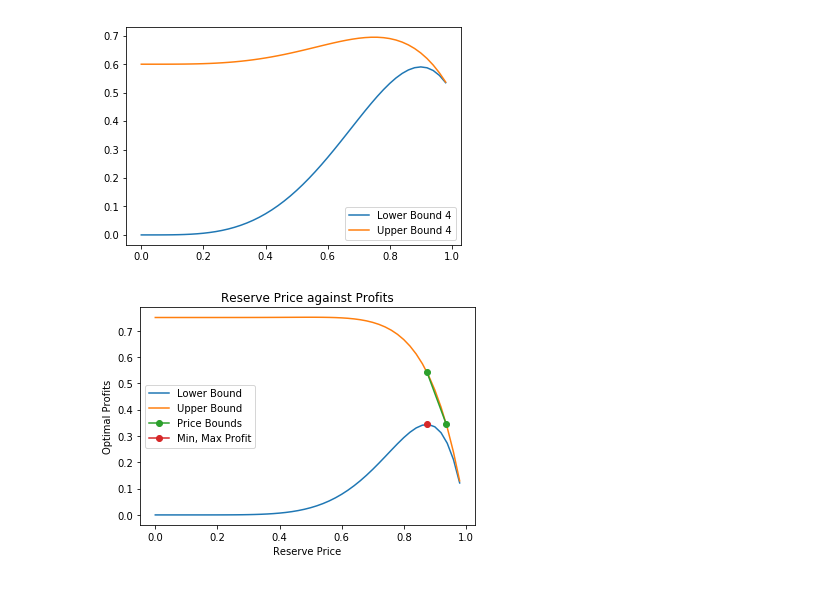
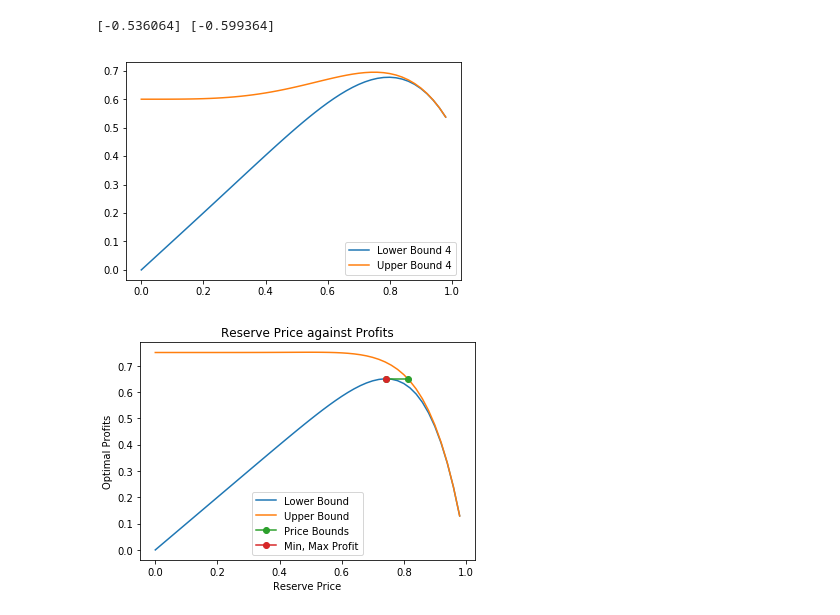
Before and after one commit to ericschulman/tx_milk_2yp, a Jupyter notebook: profits.ipynb, the cells around one changed output. Cells and saved outputs as stored; diff of their text form; code cells hidden in the pictures.

Commit message:
fixed profits

```diff
--- a/profits.ipynb
+++ b/profits.ipynb
@@ -5,3 +5,22 @@ import numpy as np
 import statsmodels.api as sm
 import matplotlib.pyplot as plt
 import scipy
+# %%
+def pi_l(p, vs, i, dist, supp):
+    """lower bound for profits"""
+    return vs*dist.cdf(p)**i + p*(1-dist.cdf(p)**i)
+
+
+def pi_u(p, vs, i, dist, supp):
+    """upper bound for profits"""
+    integrand = lambda v: i*(i-1)*(1-dist.cdf(v))*v*dist.cdf(v)**(i-2)*dist.pdf(v)
+    surplus = []
+    for q in p:
+
+        surplus.append( scipy.integrate.quad(integrand, q, supp[1])[0] )
+    baseline = vs*dist.cdf(p)**i + i*p*(1-dist.cdf(p))*dist.cdf(p)**(i-1)
+    return baseline + np.array(surplus)
+
+
+obj = lambda p: -1*pi_u(p,.2,4,scipy.stats.uniform, (0,1))
+print scipy.optimize.minimize(obj,[.2],method = 'Nelder-Mead')
@@ -8,16 +37,26 @@ import scipy
 # %%
-def pi_l(p, vs, i, dist, supp):
+#slightly different formulation of the problem
+
+def pi_l2(p, vs, i, dist, supp):
     """lower bound for profits"""
-    return vs*dist.cdf(p)**i + i*p*(1-dist.cdf(p))*dist.cdf(p)**(i-1)
+    return i*(p-vs)*(1-dist.cdf(p))*dist.cdf(p)**(i-1)
 
 
-def pi_u(p, vs, i, dist, supp):
+def pi_u2(p, vs, i, dist, supp):
     """upper bound for profits"""
     integrand = lambda v: i*(i-1)*(1-dist.cdf(v))*v*dist.cdf(v)**(i-2)*dist.pdf(v)
     surplus = []
     for q in p:
         surplus.append( scipy.integrate.quad(integrand, q, supp[1])[0] )
-    return pi_l(p, vs, i, dist, supp) + np.array(surplus)
+    return pi_l2(p, vs, i, dist, supp) + np.array(surplus)
+
+
+obj = lambda p: -1*pi_u2(p,.2,4,scipy.stats.uniform, (0,1))
+#print scipy.optimize.minimize(obj,[.1],method = 'Nelder-Mead')
+
+print obj(np.array([.6])),obj(np.array([.1]))
+# %% [output]
+[-0.536064] [-0.599364]
 # %%
 #overall bounds on profit
 support = np.arange(.00,1.0,.02)
@@ -31,7 +70,7 @@ plt.plot(support, ub, label='Upper Bound 4')
 plt.legend()
 plt.show()
 # %% [output]
-[figure, old version]
+[figure, new version]
 # %%
 def pi_opt(vs, i, dist, supp):
     """argmax of lower bound"""
@@ -47,34 +86,34 @@ def pi_est(vs, i, dist, supp):
     obj = lambda p:(pi_u(p, vs, i, dist, supp) - maxim)**2
 
     bnds1 = [(supp[0],argmax)]
-    result1 = scipy.optimize.minimize(obj, argmax*.9, bounds=bnds1 )
+    result1 = scipy.optimize.minimize(obj, argmax, bounds=bnds1 )
 
     bnds2 = [(argmax,supp[1])]
-    result2 = scipy.optimize.minimize(obj, argmax*1.1, bounds=bnds2 )
+    result2 = scipy.optimize.minimize(obj, argmax, bounds=bnds2 )
 
     return np.concatenate([result1.x, result2.x])
 # %%
 ub= pi_u(support, 0, 7, scipy.stats.uniform, (0,1))
 lb = pi_l(support, 0, 7, scipy.stats.uniform, (0,1))
 
 plt.plot(support, lb, label='Lower Bound')
 plt.plot(support, ub, label='Upper Bound')
 
 
 #bounds on reserve price
 argmax, maxim = pi_opt(0, 7, scipy.stats.uniform, (0,1))
 p_bnds = pi_est(0, 7, scipy.stats.uniform, (0,1))
-pi_bnds = pi_u(p_bnds, 0, 7, scipy.stats.uniform, (0,1))
+#pi_bnds = pi_u(p_bnds, 0, 7, scipy.stats.uniform, (0,1))
 
-plt.plot(p_bnds, pi_bnds, label='Price Bounds',marker='o')
+plt.plot(p_bnds, np.tile(maxim,2), label='Price Bounds',marker='o')
 plt.plot(argmax, maxim, label='Min, Max Profit',marker='o')
 
 
 #make it pretty
 plt.xlabel('Reserve Price')
 plt.ylabel('Optimal Profits')
 plt.title('Reserve Price against Profits')
 plt.legend()
 plt.show()
 # %% [output]
-[figure, old version]
+[figure, new version]
```
Also changed, not shown: parts of 1 cell of this notebook, 2 other files.
